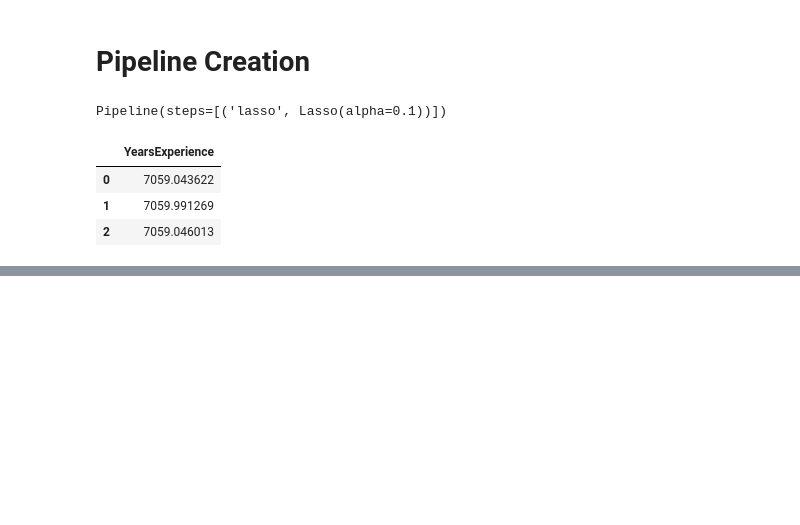
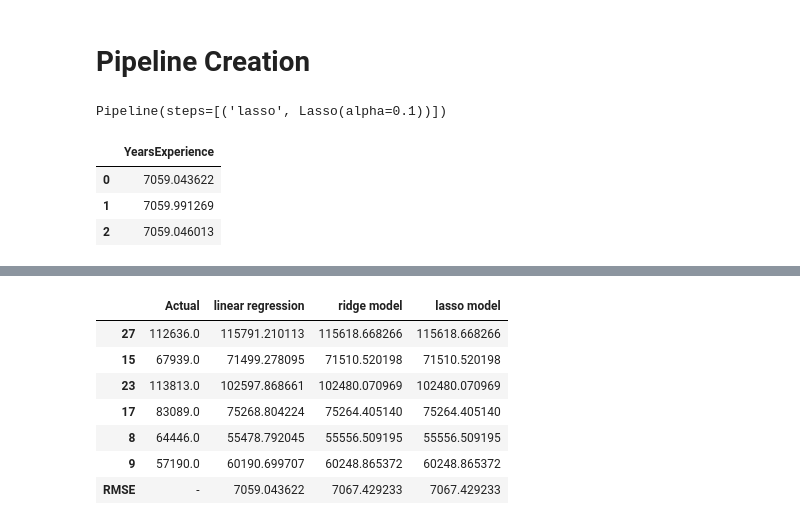
Before and after one commit to nikhiljha1/linear_regression_project, a Jupyter notebook: Salary_project.ipynb, the cells around one changed output, grey strips where cells are left out. Drawn from its saved outputs; the diff is of its cells as text; code cells hidden in the pictures; blank space fills up the shorter version.

```diff
--- a/Salary_project.ipynb
+++ b/Salary_project.ipynb
@@ -163,0 +225,25 @@ pd.DataFrame([lr_pipeline_rmse, ridge_pipeline_rmse, lasso_pipeline_rmse], colum
+# %%
+summary_df = pd.DataFrame({
+    "Actual":y_test,
+    "linear regression": lr_pipeline_pred,
+    "ridge model": ridge_pipeline_pred,
+    "lasso model": lasso_pipeline_pred,
+})
+# %%
+summary_df.loc['RMSE'] = [
+    "-",
+    lr_pipeline_rmse,
+    ridge_pipeline_rmse,
+    lasso_pipeline_rmse
+]
+# %%
+summary_df
+# %% [output]
+|  | Actual | linear regression | ridge model | lasso model |
+| 27 | 112636.0 | 115791.210113 | 115618.668266 | 115618.668266 |
+| 15 | 67939.0 | 71499.278095 | 71510.520198 | 71510.520198 |
+| 23 | 113813.0 | 102597.868661 | 102480.070969 | 102480.070969 |
+| 17 | 83089.0 | 75268.804224 | 75264.405140 | 75264.405140 |
+| 8 | 64446.0 | 55478.792045 | 55556.509195 | 55556.509195 |
+| 9 | 57190.0 | 60190.699707 | 60248.865372 | 60248.865372 |
+| RMSE | - | 7059.043622 | 7067.429233 | 7067.429233 |
```
Also changed, not shown: parts of 15 cells of this notebook.
